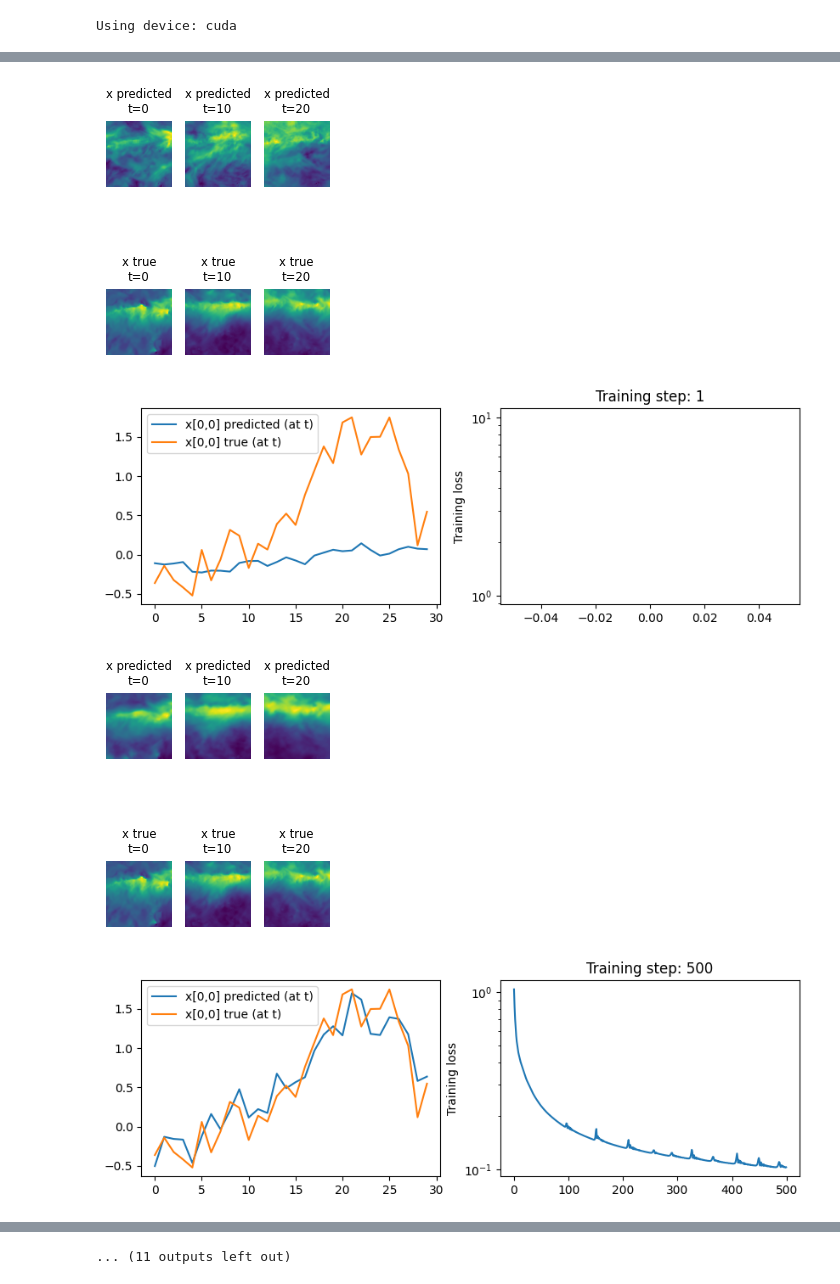
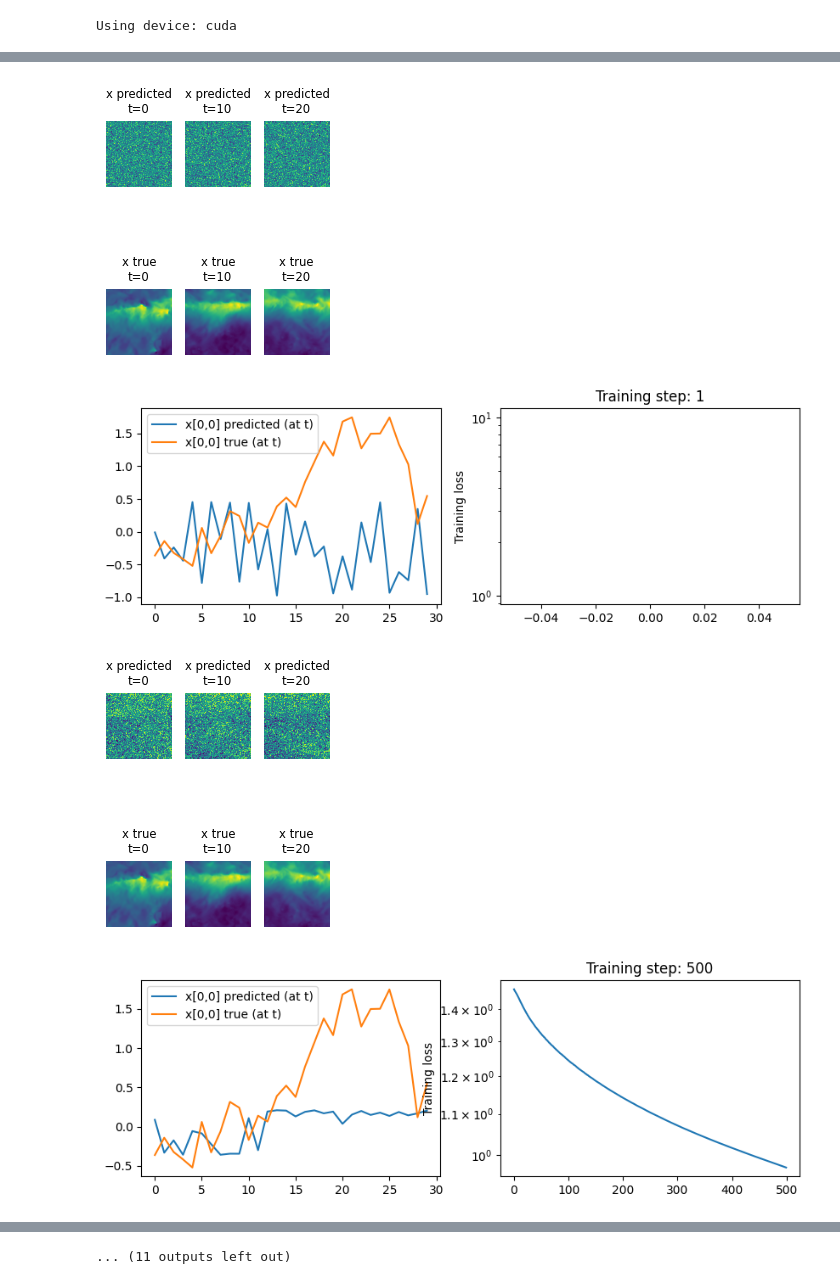
Before and after one commit to MagMueller/PMLR, a Jupyter notebook: CoRNN_Simple_from_Ben.ipynb, the cells around one changed output, grey strips where cells are left out. Cells and saved outputs as stored; diff of their text form; code cells hidden in the pictures.

```diff
--- a/CoRNN_Simple_from_Ben.ipynb
+++ b/CoRNN_Simple_from_Ben.ipynb
@@ -271,9 +287,9 @@ class coRNNCell2(nn.Module):
         self.dt = dt
         self.gamma = gamma
         self.epsilon = epsilon
-        # self.i2h = PixelwiseConv2d(n_hid + n_hid, n_hid, 3, 12, 10, stride=1, padding=1, dilation=1)
-        self.i2h = nn.Conv2d(n_hid + n_hid, n_hid, 3, stride=1, padding=1, dilation=1,
-                            padding_mode="replicate")
+        self.i2h = PixelwiseConv2d(n_hid + n_hid, n_hid, 3, 100, 100, stride=1, padding=1, dilation=1)
+        # self.i2h = nn.Conv2d(n_hid + n_hid, n_hid, 3, stride=1, padding=1, dilation=1,
+        #                     padding_mode="replicate")
 
     def forward(self,hy,hz):
         hz = hz + self.dt * (torch.tanh(self.i2h(torch.cat((hz, hy),1)))
@@ -404,7 +420,7 @@ print(x0.shape, x1_true.shape)  # Verify shapes
 # Model and training setup
 torch.manual_seed(123)
 n_inp = x0.shape[2]  # Number of input channels
-n_hid = 64
+n_hid = 5
 n_out = x1_true.shape[1]  # Number of output channels
 dt = 1.0
 gamma = 1.0
@@ -479,4 +495,4 @@ Total parameters: 144340
-[figure, old version]
+[figure, new version]
-[figure, old version]
+[figure, new version]
-[figure, old version]
+[figure, new version]
-[figure, old version]
+[figure, new version]
```
Also changed, not shown: parts of 5 cells of this notebook.
